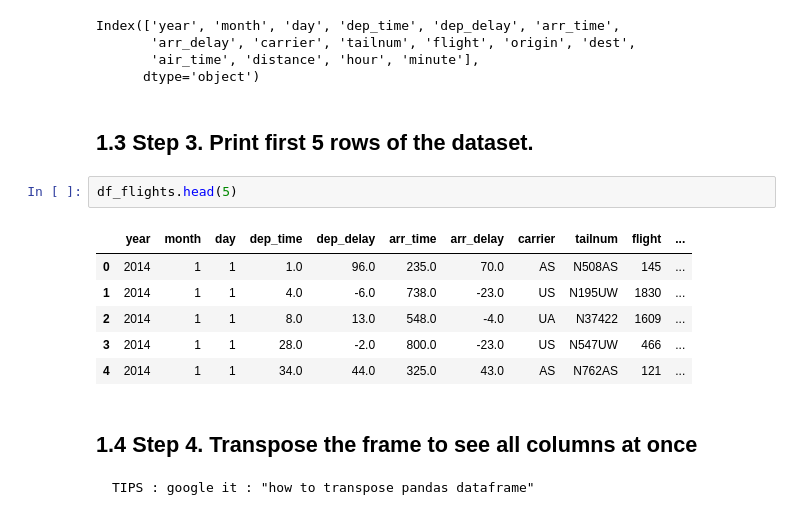
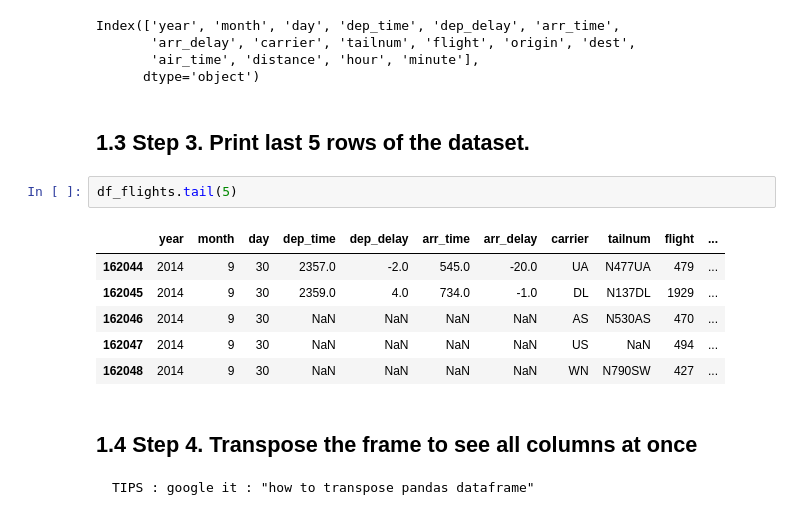
Before and after one commit to matteoalberti/Lectures_introML_Experis2020, a Jupyter notebook: Day1.ipynb, the cells around one changed output. Saved outputs shown, nothing was run; the diff lists cells and outputs as text.

```diff
--- a/Day1.ipynb
+++ b/Day1.ipynb
@@ -492,16 +540,16 @@ Index(['year', 'month', 'day', 'dep_time', 'dep_delay', 'arr_time',
        'air_time', 'distance', 'hour', 'minute'],
       dtype='object')
 # %% [markdown]
-## 1.3  Step 3. Print first 5 rows of the dataset.
+## 1.3  Step 3. Print last 5 rows of the dataset.
 # %%
-df_flights.head(5)
+df_flights.tail(5)
 # %% [output]
 |  | year | month | day | dep_time | dep_delay | arr_time | arr_delay | carrier | tailnum | flight | ... |
-| 0 | 2014 | 1 | 1 | 1.0 | 96.0 | 235.0 | 70.0 | AS | N508AS | 145 | ... |
-| 1 | 2014 | 1 | 1 | 4.0 | -6.0 | 738.0 | -23.0 | US | N195UW | 1830 | ... |
-| 2 | 2014 | 1 | 1 | 8.0 | 13.0 | 548.0 | -4.0 | UA | N37422 | 1609 | ... |
-| 3 | 2014 | 1 | 1 | 28.0 | -2.0 | 800.0 | -23.0 | US | N547UW | 466 | ... |
-| 4 | 2014 | 1 | 1 | 34.0 | 44.0 | 325.0 | 43.0 | AS | N762AS | 121 | ... |
+| 162044 | 2014 | 9 | 30 | 2357.0 | -2.0 | 545.0 | -20.0 | UA | N477UA | 479 | ... |
+| 162045 | 2014 | 9 | 30 | 2359.0 | 4.0 | 734.0 | -1.0 | DL | N137DL | 1929 | ... |
+| 162046 | 2014 | 9 | 30 | NaN | NaN | NaN | NaN | AS | N530AS | 470 | ... |
+| 162047 | 2014 | 9 | 30 | NaN | NaN | NaN | NaN | US | NaN | 494 | ... |
+| 162048 | 2014 | 9 | 30 | NaN | NaN | NaN | NaN | WN | N790SW | 427 | ... |
 # %% [markdown]
 ## 1.4  Step 4. Transpose the frame to see all columns at once
 
```
Also changed, not shown: parts of 49 cells of this notebook.
